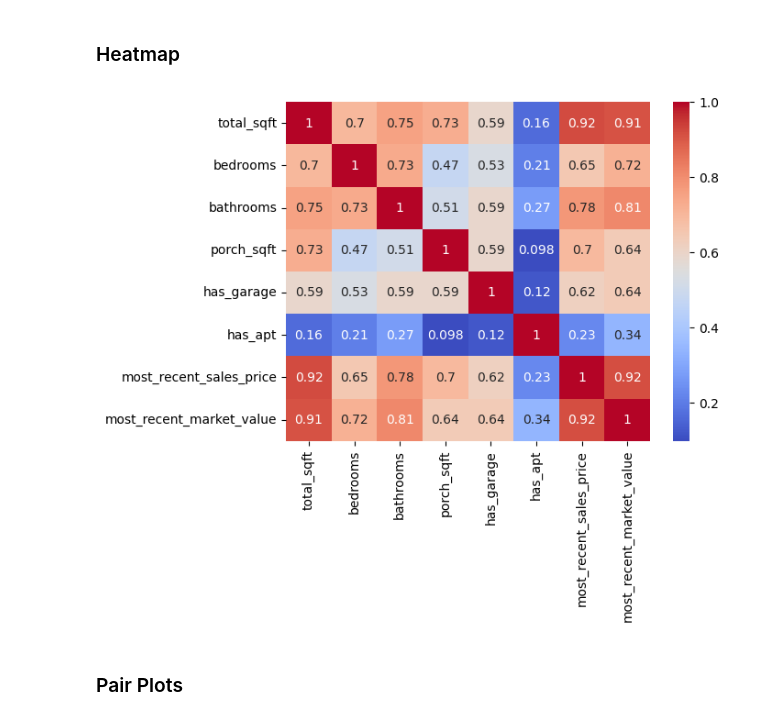
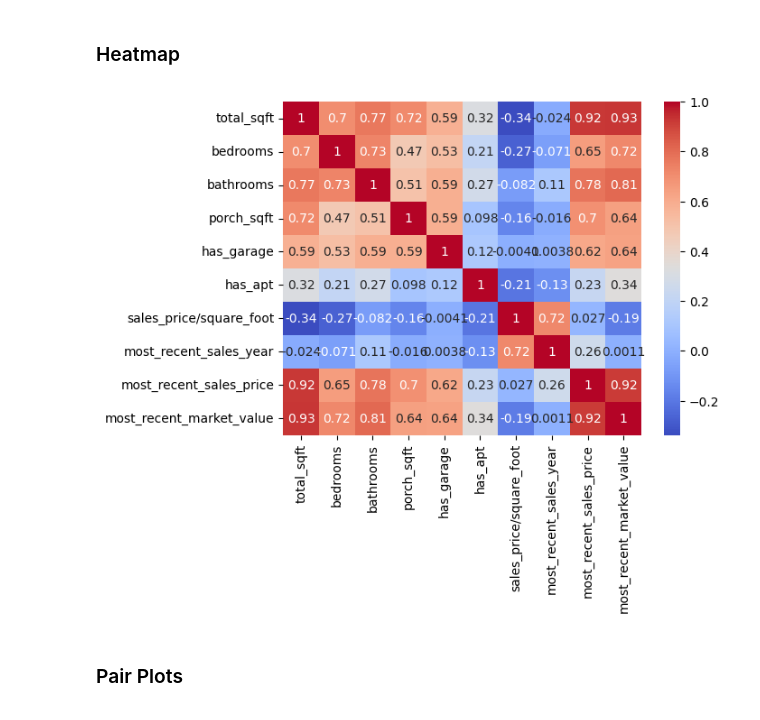
Before and after one commit to jason-christopher/Wheeler_Home_Values, a Jupyter notebook: analysis.ipynb, the cells around one changed output. Cells and saved outputs as stored; diff of their text form; code cells hidden in the pictures.

Commit message:
Added Price/Sqft analysis for Initial Sales and Re-Sale

```diff
--- a/analysis.ipynb
+++ b/analysis.ipynb
@@ -34,14 +34,16 @@ df['sales_prices'] = df['sales_prices'].apply(ast.literal_eval)
 # %%
 # Extract the most recent sales price and market value
 get_most_recent = lambda x: next(iter(x.values())) if x else None
+df['most_recent_sales_year'] = df['sales_prices'].apply(lambda x: next(iter(x.keys())) if x else None)
 df['most_recent_sales_price'] = df['sales_prices'].apply(get_most_recent)
 df['most_recent_market_value'] = df['market_values'].apply(get_most_recent)
 
 # Create total square footage feature by adding unfin_attic_sqft to the square_feet column
-df['total_sqft'] = df['square_feet'] + df['unfin_attic_sqft']
+df['total_sqft'] = df['square_feet'] + df['unfin_attic_sqft'] + df['garage_apt_sqft']
 
 # Calculate price/square foot
-df['price/square_foot'] = df['most_recent_sales_price'] / df['square_feet']
+# df['price/square_foot'] = df['most_recent_sales_price'] / df['square_feet']
+df['sales_price/square_foot'] = df['most_recent_sales_price'] / df['total_sqft']
 
 # Calculate value difference between the most recent Market Value and Sales Price
 df['value_diff'] = df['most_recent_market_value'] - df['most_recent_sales_price']
@@ -75,6 +78,6 @@ df
 # %%
 # Remove NaN values from the specified columns
-filtered_df = df.dropna(subset=['square_feet', 'most_recent_market_value', 'most_recent_sales_price'])
+filtered_df = df.dropna(subset=['square_feet', 'most_recent_sales_price'])
 print("Filtered Shape: ", filtered_df.shape)
 filtered_df
 # %% [output]
@@ -94,0 +274,5 @@ Filtered Shape:  (126, 18)
+# %%
+# Remove NaN values from the specified columns
+filtered_df = filtered_df.dropna(subset=['most_recent_market_value'])
+print("Filtered Shape: ", filtered_df.shape)
+filtered_df
@@ -96,16 +295,16 @@ Filtered Shape:  (126, 18)
 ### Heatmap
 # %%
 # Create dataframe of worthwhile features to plot
-plotworthy_df = pd.DataFrame(data=filtered_df[['total_sqft', 'bedrooms', 'bathrooms', 'porch_sqft', 'has_garage', 'has_apt', 'most_recent_sales_price', 'most_recent_market_value']])
+plotworthy_df = pd.DataFrame(data=filtered_df[['total_sqft', 'bedrooms', 'bathrooms', 'porch_sqft', 'has_garage', 'has_apt', 'sales_price/square_foot', 'most_recent_sales_year', 'most_recent_sales_price', 'most_recent_market_value']])
 
 # Compute the correlation matrix
 corr_matrix = plotworthy_df.corr()
 
 # Plot the heatmap
 sns.heatmap(corr_matrix, annot=True, cmap='coolwarm')
 plt.show()
 # %% [output]
-[figure, old version]
+[figure, new version]
 # %% [markdown]
 ### Pair Plots
 # %%
```
Also changed, not shown: parts of 20 cells of this notebook.
